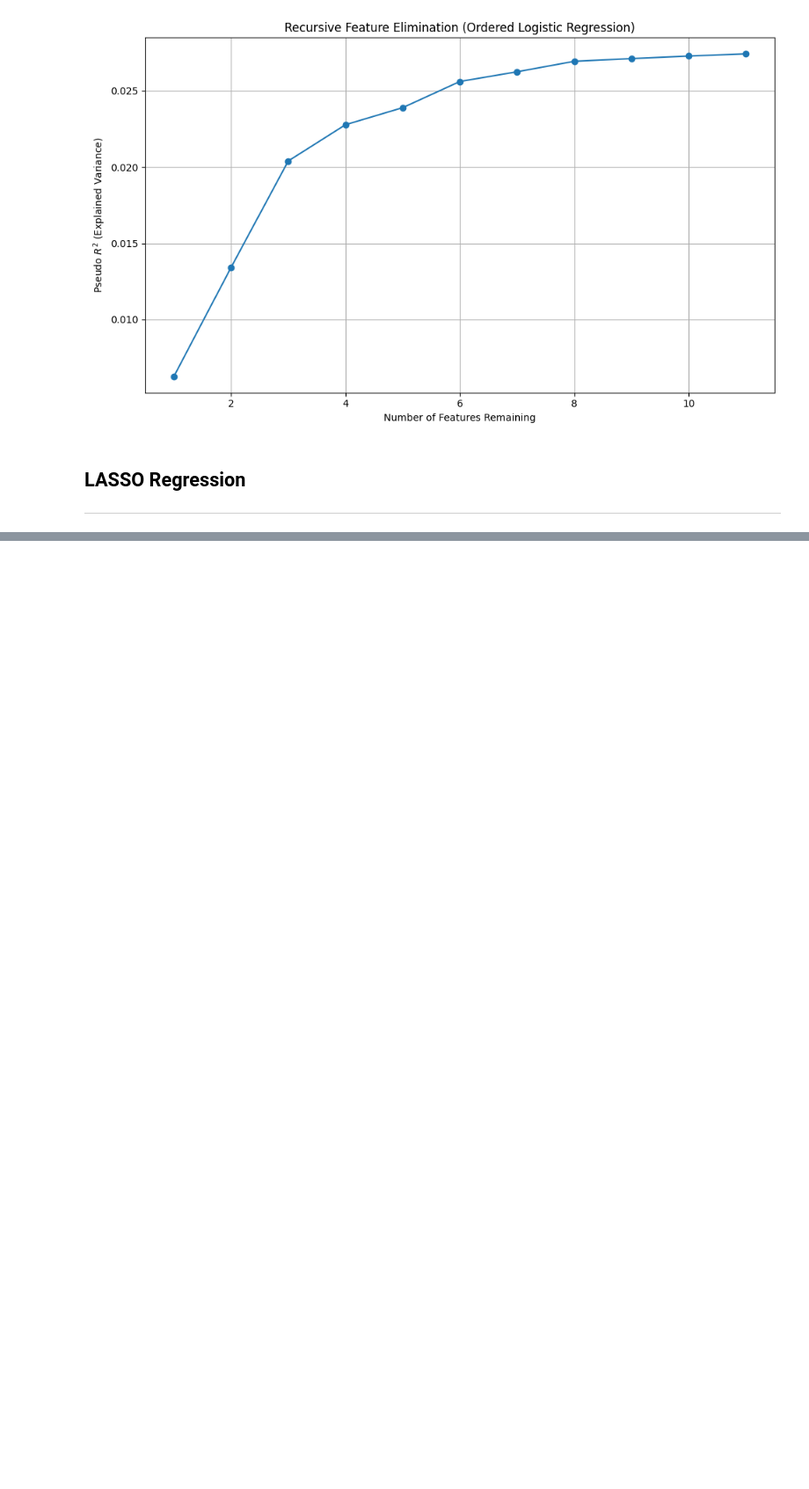
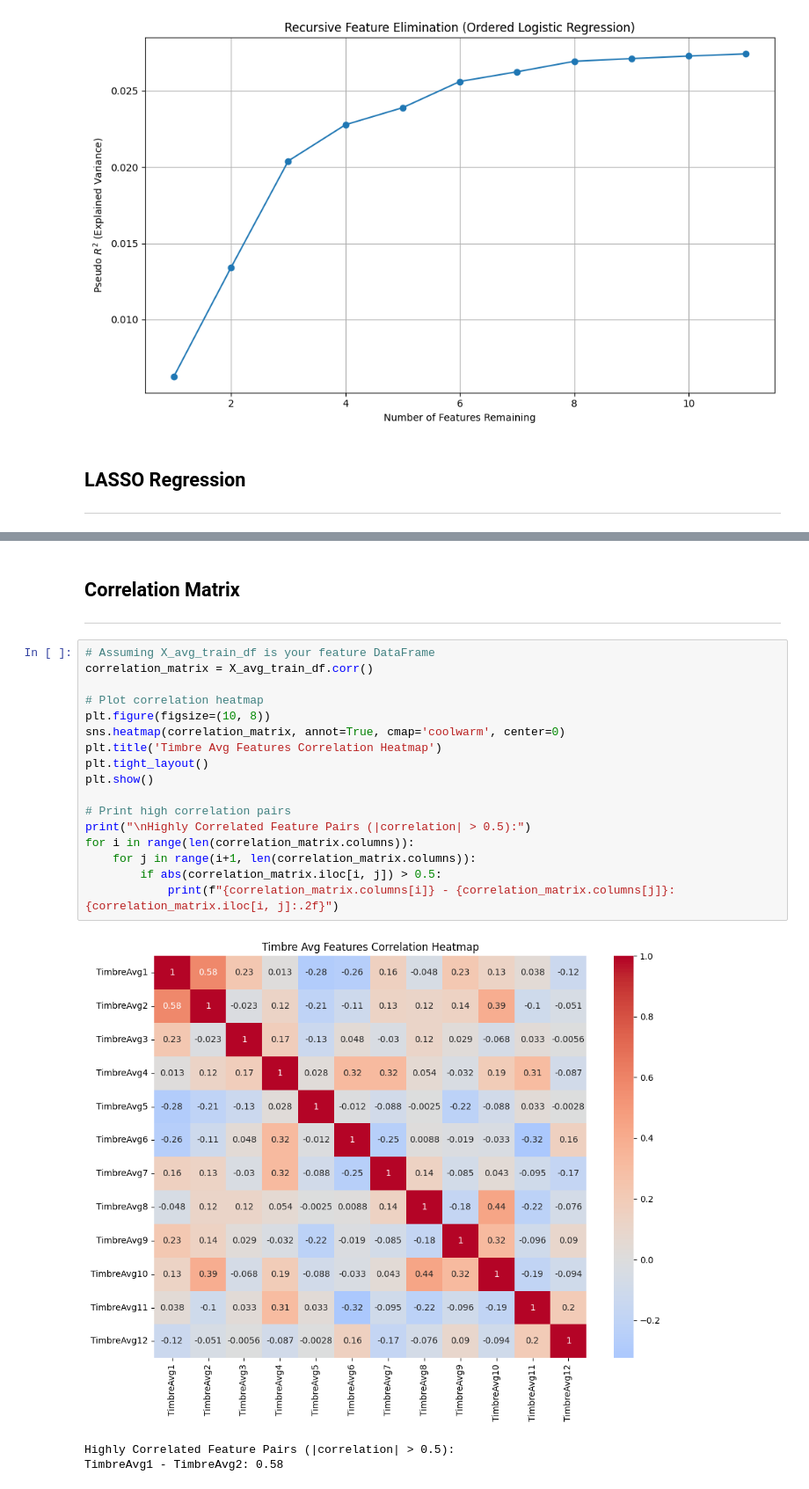
Before and after one commit to 7Koris/MusicAnalysis, a Jupyter notebook: featureSelection.ipynb, the cells around one changed output, grey strips where cells are left out. Shown at 88% size. Drawn from its saved outputs; the diff is of its cells as text; blank space fills up the shorter version.

Commit message:
Finished LASSO and added Corr Matrix

```diff
--- a/featureSelection.ipynb
+++ b/featureSelection.ipynb
@@ -404,0 +385,24 @@ LogisticRegression Accuracy: 0.5935
+# %% [markdown]
+## **Correlation Matrix**
+---
+# %%
+# Assuming X_avg_train_df is your feature DataFrame
+correlation_matrix = X_avg_train_df.corr()
+
+# Plot correlation heatmap
+plt.figure(figsize=(10, 8))
+sns.heatmap(correlation_matrix, annot=True, cmap='coolwarm', center=0)
+plt.title('Timbre Avg Features Correlation Heatmap')
+plt.tight_layout()
+plt.show()
+
+# Print high correlation pairs
+print("\nHighly Correlated Feature Pairs (|correlation| > 0.5):")
+for i in range(len(correlation_matrix.columns)):
+    for j in range(i+1, len(correlation_matrix.columns)):
+        if abs(correlation_matrix.iloc[i, j]) > 0.5:
+            print(f"{correlation_matrix.columns[i]} - {correlation_matrix.columns[j]}: {correlation_matrix.iloc[i, j]:.2f}")
+# %% [output]
+[figure, added]
+Highly Correlated Feature Pairs (|correlation| > 0.5):
+TimbreAvg1 - TimbreAvg2: 0.58
```
Also changed, not shown: parts of 5 cells of this notebook.
